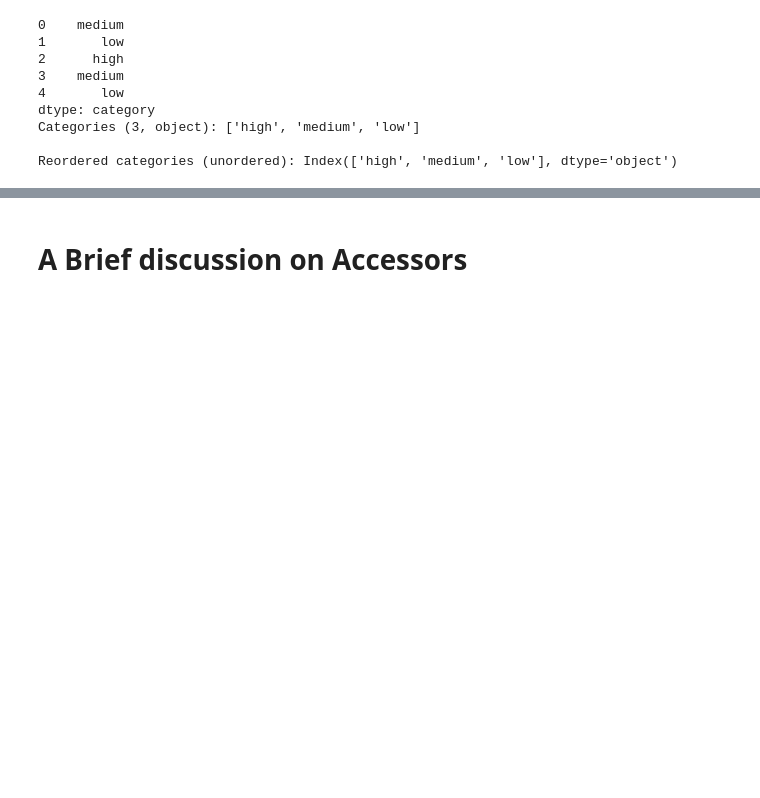
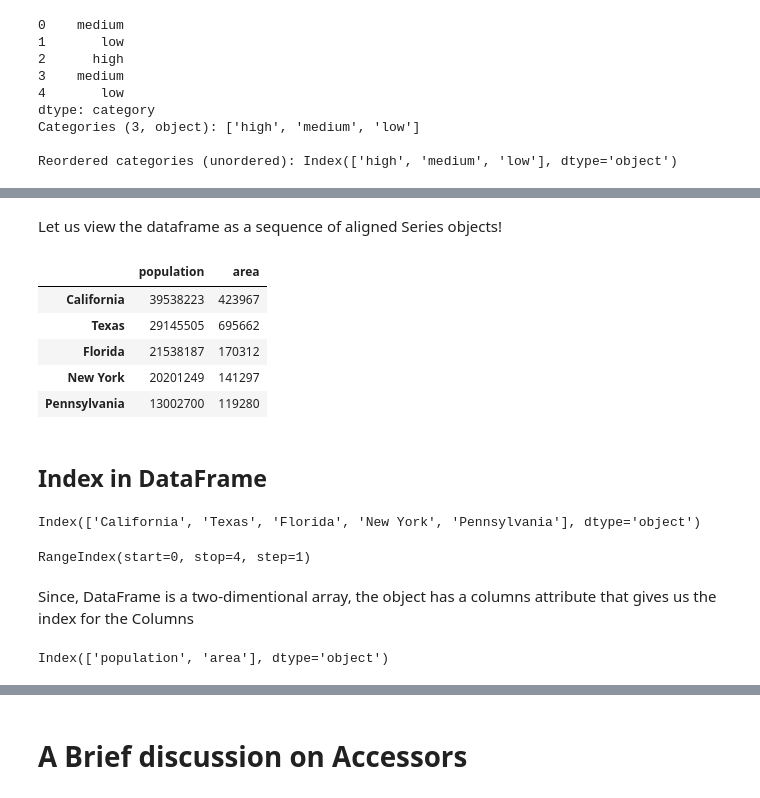
Before and after one commit to basu-binayak/Pandas, a Jupyter notebook: a_pd-Objects_introduction.ipynb, the cells around one changed output, grey strips where cells are left out. Drawn from its saved outputs; the diff is of its cells as text; code cells hidden in the pictures; blank space fills up the shorter version.

```diff
--- a/a_pd-Objects_introduction.ipynb
+++ b/a_pd-Objects_introduction.ipynb
@@ -526,0 +583,39 @@ Reordered categories (unordered): Index(['high', 'medium', 'low'], dtype='object
+# %% [markdown]
+Let us view the dataframe as a sequence of aligned Series objects!
+# %%
+population_dict = {'California': 39538223, 'Texas': 29145505,
+                   'Florida': 21538187, 'New York': 20201249,
+                   'Pennsylvania': 13002700}
+
+area_dict = {'California': 423967, 'Texas': 695662, 'Florida': 170312,
+             'New York': 141297, 'Pennsylvania': 119280}
+
+states = pd.DataFrame({
+    'population': population_dict,
+    'area': area_dict
+}) # think states as a combination of two aligned series objects
+states
+# %% [output]
+|  | population | area |
+| California | 39538223 | 423967 |
+| Texas | 29145505 | 695662 |
+| Florida | 21538187 | 170312 |
+| New York | 20201249 | 141297 |
+| Pennsylvania | 13002700 | 119280 |
+# %% [markdown]
+## Index in DataFrame
+# %%
+# just like the Series object, the DataFrame object also has an index
+states.index
+# %% [output]
+Index(['California', 'Texas', 'Florida', 'New York', 'Pennsylvania'], dtype='object')
+# %%
+df.index # this will give us a RangeIndex since this dataframe uses the default index
+# %% [output]
+RangeIndex(start=0, stop=4, step=1)
+# %% [markdown]
+Since, DataFrame is a two-dimentional array, the object has a columns attribute that gives us the index for the Columns
+# %%
+states.columns
+# %% [output]
+Index(['population', 'area'], dtype='object')
```
Also changed, not shown: parts of 7 cells of this notebook, 2 other files.
